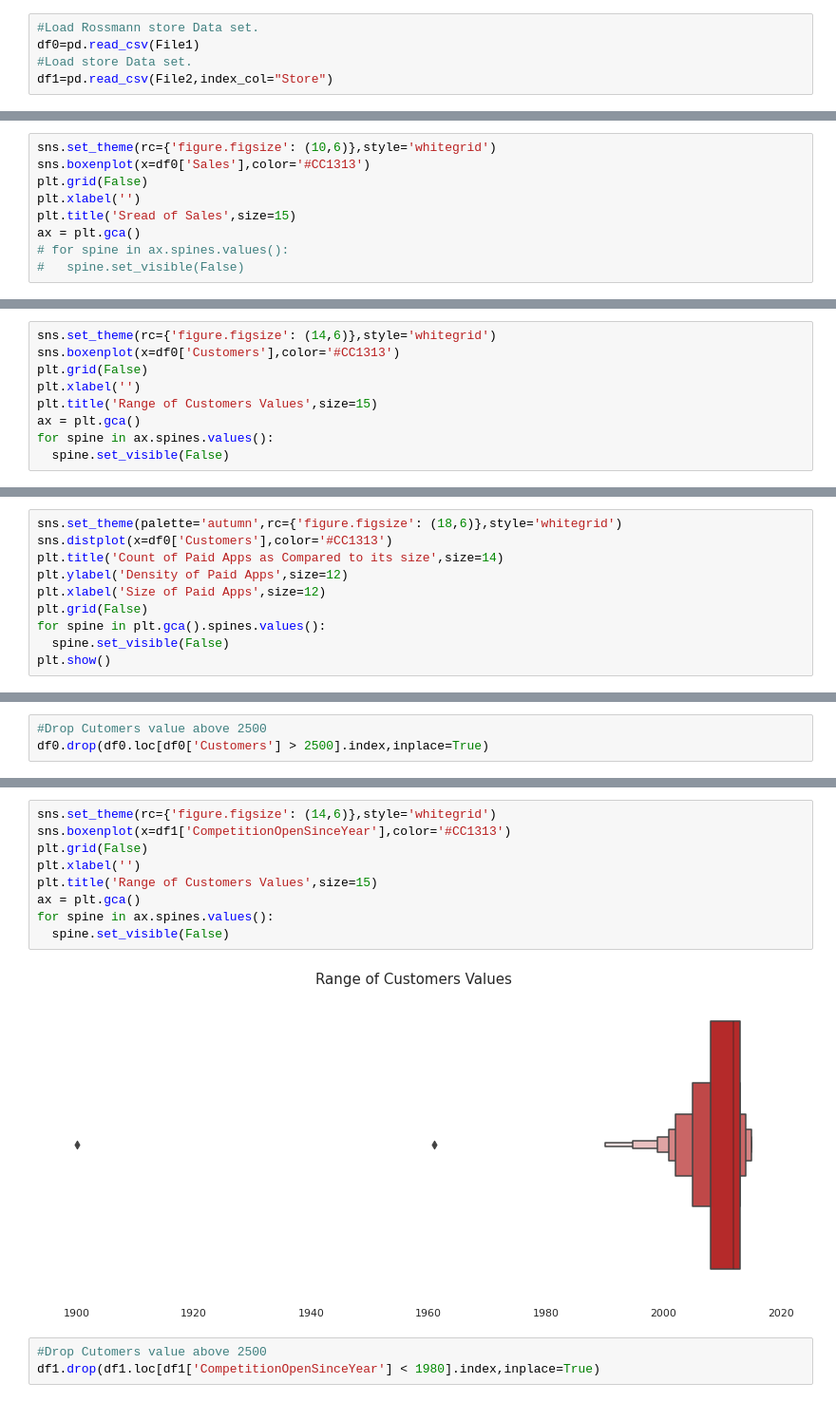
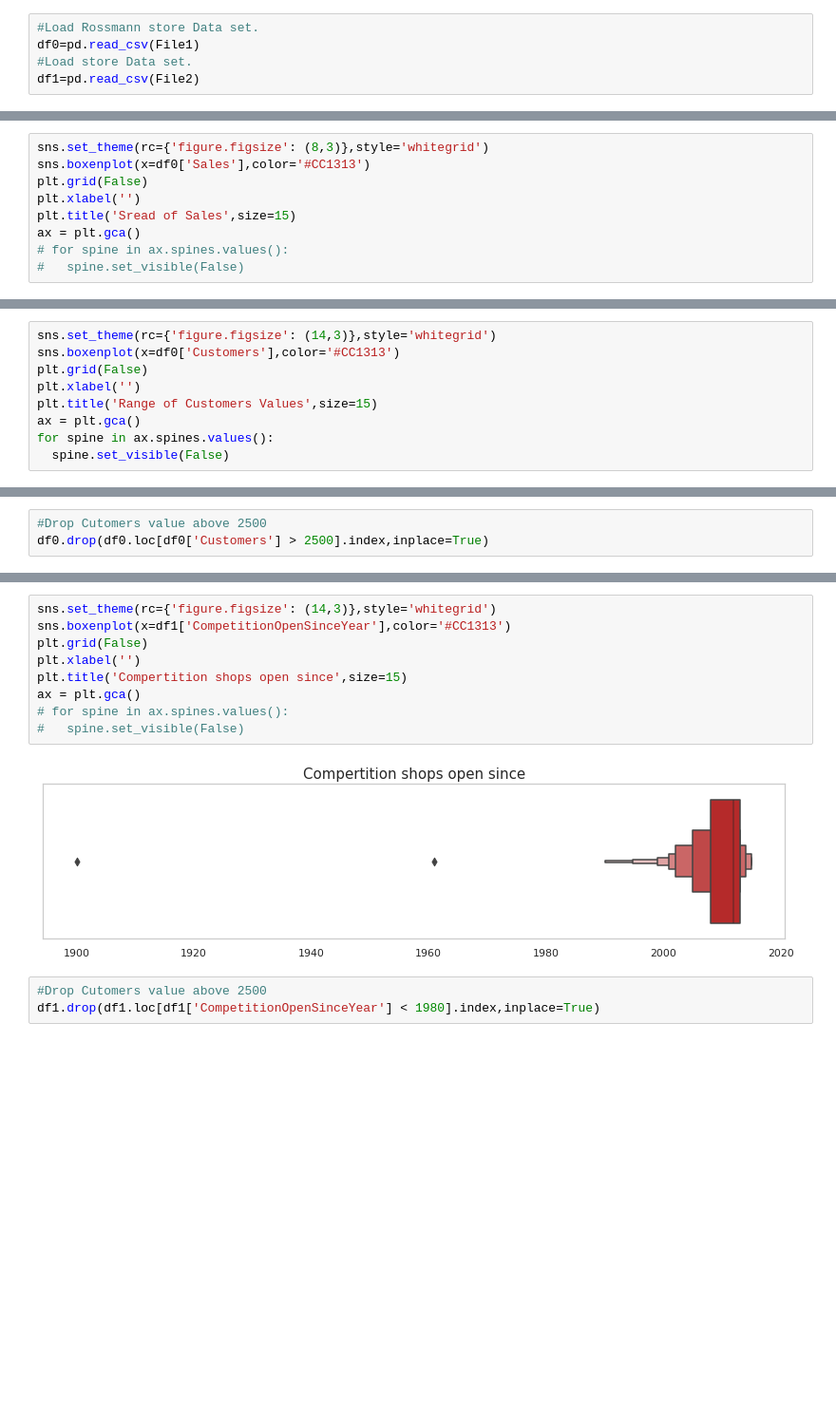
Before and after one commit to DeepakKumarSingh003/Rossmann-Sales-Prediction-, a Jupyter notebook: Rossmann_Sales_Prediction_Capstone_Project.ipynb, the cells around one changed output, grey strips where cells are left out. Shown at 95% size. Saved outputs shown, nothing was run; the diff lists cells and outputs as text; blank space fills up the shorter version.

```diff
--- a/Rossmann_Sales_Prediction_Capstone_Project.ipynb
+++ b/Rossmann_Sales_Prediction_Capstone_Project.ipynb
@@ -72,5 +82,5 @@ File2="/content/drive/MyDrive/Alma better Projects/Supervised ML-Regression/Copy
 #Load Rossmann store Data set.
 df0=pd.read_csv(File1)
 #Load store Data set.
-df1=pd.read_csv(File2,index_col="Store")
+df1=pd.read_csv(File2)
 # %% [markdown]
@@ -321,7 +326,7 @@ df1.describe()
 # %% [markdown]
 Start with our target variable as it is the most important variable.
 # %%
-sns.set_theme(rc={'figure.figsize': (10,6)},style='whitegrid')
+sns.set_theme(rc={'figure.figsize': (8,3)},style='whitegrid')
 sns.boxenplot(x=df0['Sales'],color='#CC1313')
 plt.grid(False)
 plt.xlabel('')
@@ -379,5 +385,5 @@ df0.drop(df0.loc[df0['Sales'] > 25000].index,inplace=True)
 # %%
-sns.set_theme(rc={'figure.figsize': (14,6)},style='whitegrid')
+sns.set_theme(rc={'figure.figsize': (14,3)},style='whitegrid')
 sns.boxenplot(x=df0['Customers'],color='#CC1313')
 plt.grid(False)
 plt.xlabel('')
@@ -390,10 +395,0 @@ for spine in ax.spines.values():
-# %%
-sns.set_theme(palette='autumn',rc={'figure.figsize': (18,6)},style='whitegrid')
-sns.distplot(x=df0['Customers'],color='#CC1313')
-plt.title('Count of Paid Apps as Compared to its size',size=14)
-plt.ylabel('Density of Paid Apps',size=12)
-plt.xlabel('Size of Paid Apps',size=12)
-plt.grid(False)
-for spine in plt.gca().spines.values():
-  spine.set_visible(False)
-plt.show()
@@ -459,14 +459,14 @@ df1.shape
 # %%
-sns.set_theme(rc={'figure.figsize': (14,6)},style='whitegrid')
+sns.set_theme(rc={'figure.figsize': (14,3)},style='whitegrid')
 sns.boxenplot(x=df1['CompetitionOpenSinceYear'],color='#CC1313')
 plt.grid(False)
 plt.xlabel('')
-plt.title('Range of Customers Values',size=15)
+plt.title('Compertition shops open since',size=15)
 ax = plt.gca()
-for spine in ax.spines.values():
-  spine.set_visible(False)
+# for spine in ax.spines.values():
+#   spine.set_visible(False)
 # %% [output]
-[figure, old version]
+[figure, new version]
 # %%
 #Drop Cutomers value above 2500
 df1.drop(df1.loc[df1['CompetitionOpenSinceYear'] < 1980].index,inplace=True)
```
Also changed, not shown: parts of 139 cells of this notebook.
